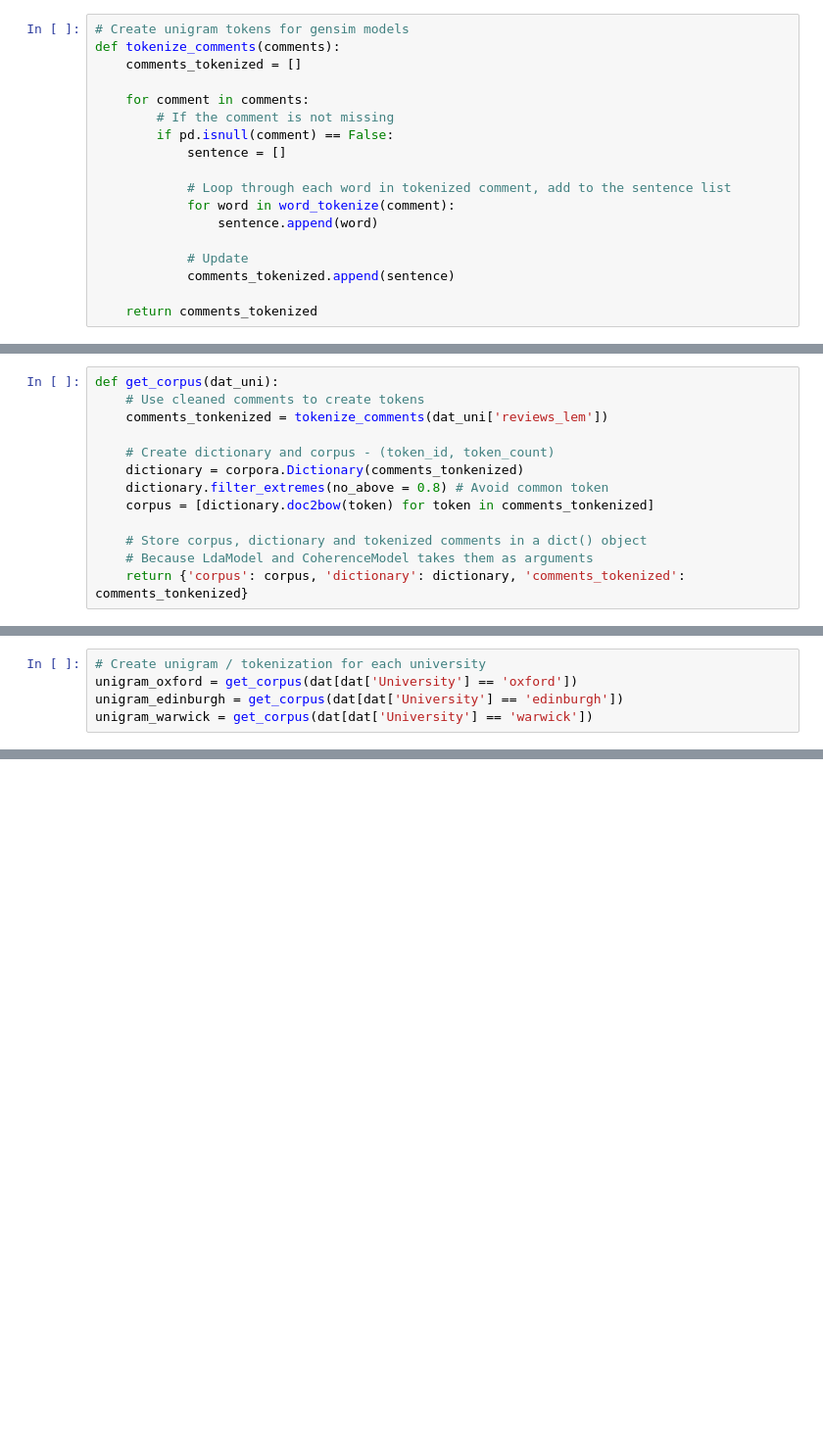
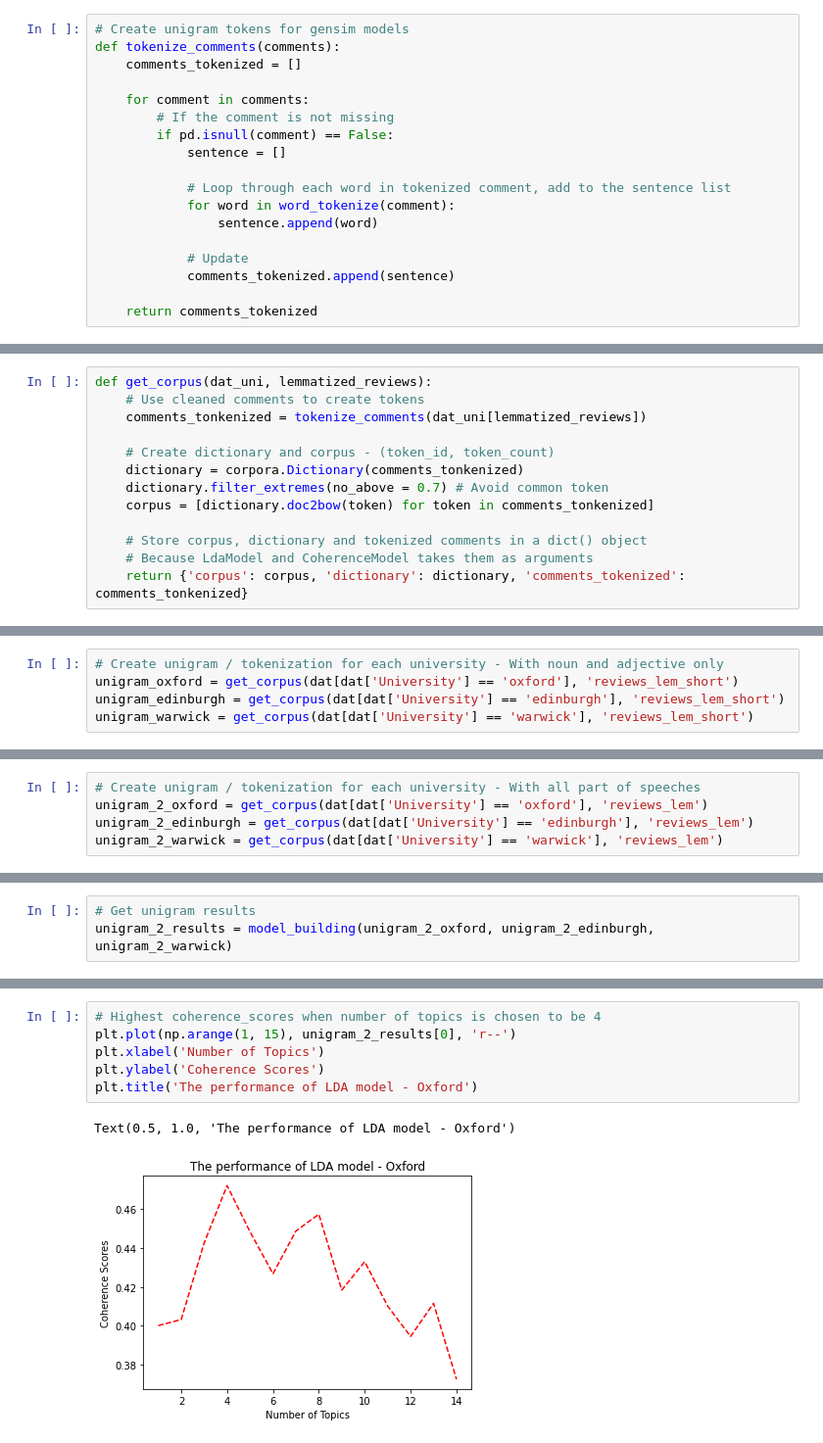
Before and after one commit to andyc1997/collecting_analyzing_big_data, a Jupyter notebook: Topic_modeling_and_text_classification.ipynb, the cells around one changed output, grey strips where cells are left out. Shown: that part at 98% size. Cells and saved outputs as stored; diff of their text form; blank space fills up the shorter version.

```diff
--- a/Topic_modeling_and_text_classification.ipynb
+++ b/Topic_modeling_and_text_classification.ipynb
@@ -43,11 +60,11 @@ def tokenize_comments(comments):
 # %%
-def get_corpus(dat_uni):
+def get_corpus(dat_uni, lemmatized_reviews):
     # Use cleaned comments to create tokens
-    comments_tonkenized = tokenize_comments(dat_uni['reviews_lem'])
+    comments_tonkenized = tokenize_comments(dat_uni[lemmatized_reviews])
 
     # Create dictionary and corpus - (token_id, token_count)
     dictionary = corpora.Dictionary(comments_tonkenized)
-    dictionary.filter_extremes(no_above = 0.8) # Avoid common token
+    dictionary.filter_extremes(no_above = 0.7) # Avoid common token
     corpus = [dictionary.doc2bow(token) for token in comments_tonkenized]
 
     # Store corpus, dictionary and tokenized comments in a dict() object
@@ -56,5 +75,5 @@ def get_corpus(dat_uni):
 # %%
-# Create unigram / tokenization for each university
-unigram_oxford = get_corpus(dat[dat['University'] == 'oxford'])
-unigram_edinburgh = get_corpus(dat[dat['University'] == 'edinburgh'])
-unigram_warwick = get_corpus(dat[dat['University'] == 'warwick'])
+# Create unigram / tokenization for each university - With noun and adjective only
+unigram_oxford = get_corpus(dat[dat['University'] == 'oxford'], 'reviews_lem_short')
+unigram_edinburgh = get_corpus(dat[dat['University'] == 'edinburgh'], 'reviews_lem_short')
+unigram_warwick = get_corpus(dat[dat['University'] == 'warwick'], 'reviews_lem_short')
@@ -85,0 +238,5 @@ for unigram in [unigram_oxford, unigram_edinburgh, unigram_warwick]:
+# %%
+# Create unigram / tokenization for each university - With all part of speeches
+unigram_2_oxford = get_corpus(dat[dat['University'] == 'oxford'], 'reviews_lem')
+unigram_2_edinburgh = get_corpus(dat[dat['University'] == 'edinburgh'], 'reviews_lem')
+unigram_2_warwick = get_corpus(dat[dat['University'] == 'warwick'], 'reviews_lem')
@@ -85,0 +252,3 @@ for unigram in [unigram_oxford, unigram_edinburgh, unigram_warwick]:
+# %%
+# Get unigram results
+unigram_2_results = model_building(unigram_2_oxford, unigram_2_edinburgh, unigram_2_warwick)
@@ -85,0 +263,9 @@ for unigram in [unigram_oxford, unigram_edinburgh, unigram_warwick]:
+# %%
+# Highest coherence_scores when number of topics is chosen to be 4
+plt.plot(np.arange(1, 15), unigram_2_results[0], 'r--')
+plt.xlabel('Number of Topics')
+plt.ylabel('Coherence Scores')
+plt.title('The performance of LDA model - Oxford')
+# %% [output]
+Text(0.5, 1.0, 'The performance of LDA model - Oxford')
+[figure, added]
```
Also changed, not shown: parts of 48 cells of this notebook, 2 other files.
